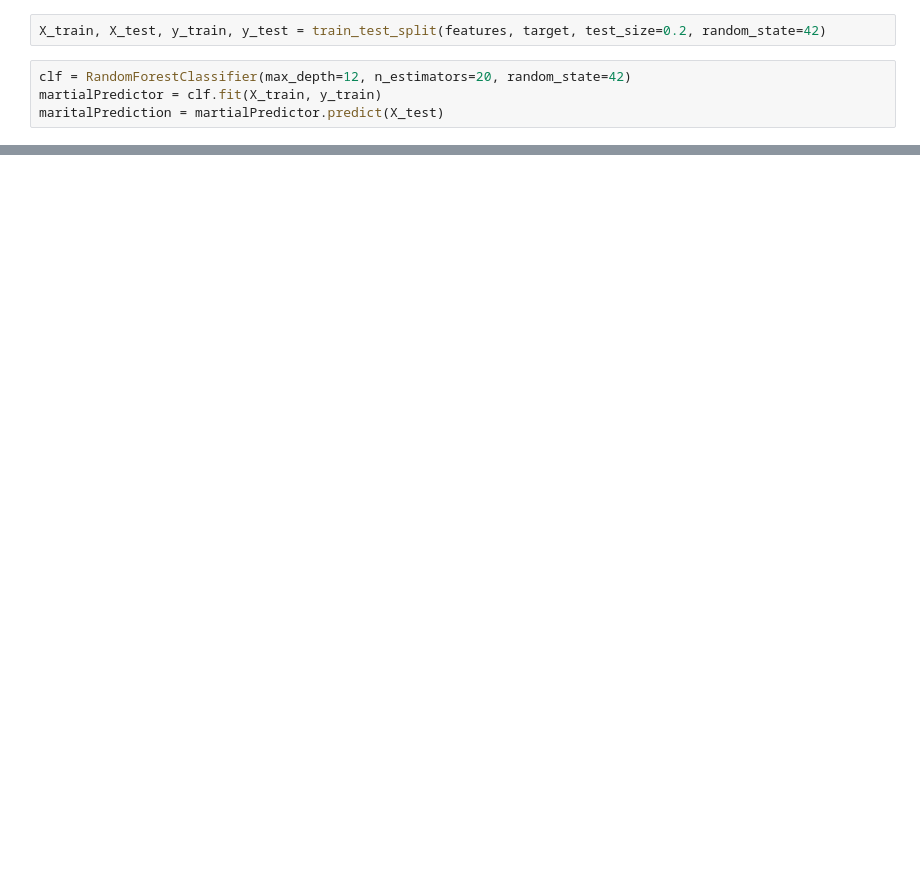
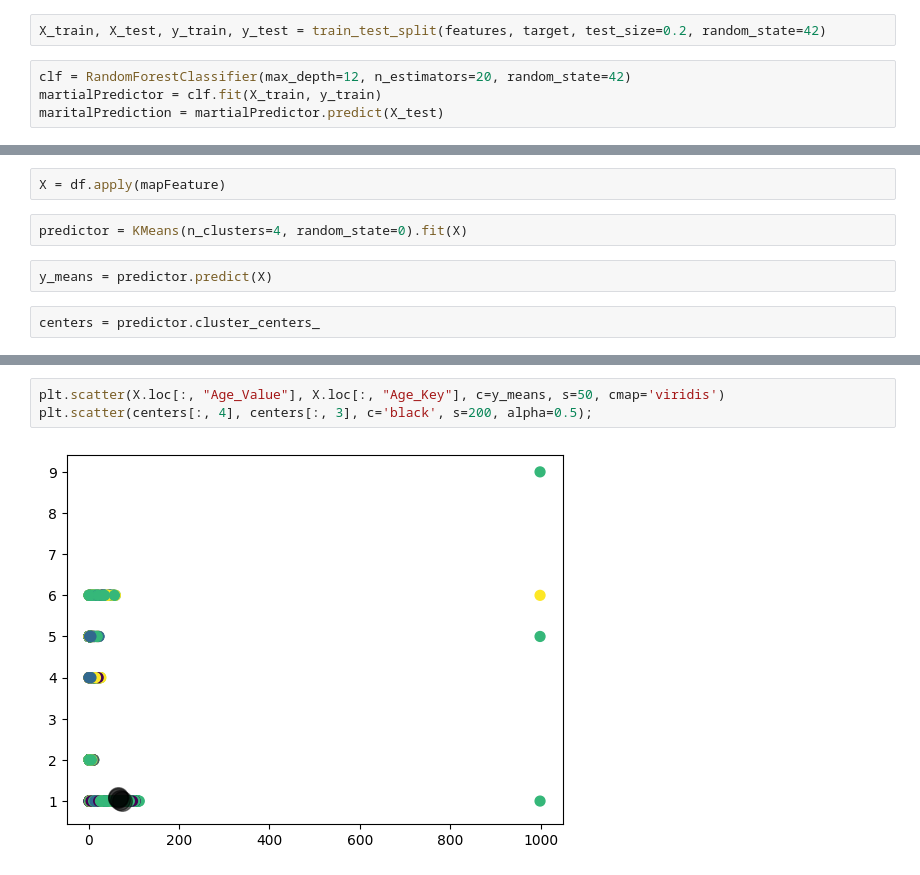
Before and after one commit to m-yasir/datascience-project, a Jupyter notebook: program.ipynb, the cells around one changed output, grey strips where cells are left out. Saved outputs shown, nothing was run; the diff lists cells and outputs as text; blank space fills up the shorter version.

```diff
--- a/program.ipynb
+++ b/program.ipynb
@@ -790,0 +897,8 @@ evaluate(rcf, X_test, y_test)
+# %%
+X = df.apply(mapFeature)
+# %%
+predictor = KMeans(n_clusters=4, random_state=0).fit(X)
+# %%
+y_means = predictor.predict(X)
+# %%
+centers = predictor.cluster_centers_
@@ -790,0 +917,5 @@ evaluate(rcf, X_test, y_test)
+# %%
+plt.scatter(X.loc[:, "Age_Value"], X.loc[:, "Age_Key"], c=y_means, s=50, cmap='viridis')
+plt.scatter(centers[:, 4], centers[:, 3], c='black', s=200, alpha=0.5);
+# %% [output]
+[figure, added]
```
Also changed, not shown: parts of 77 cells of this notebook.
